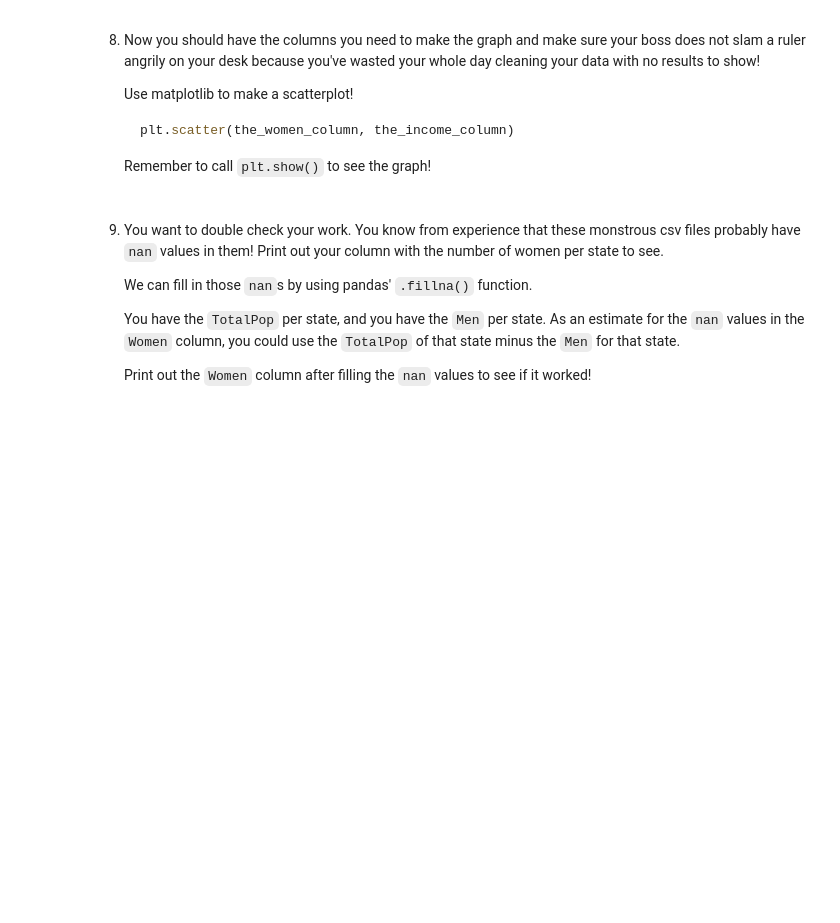
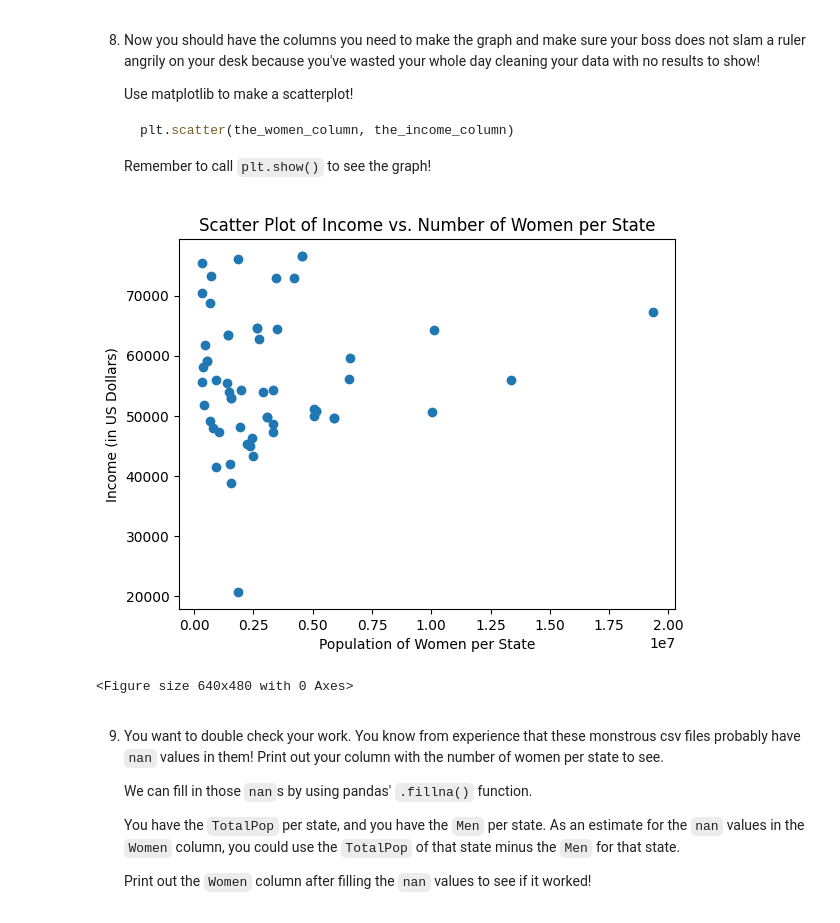
Before and after one commit to maylonleoncio/Codecademy-Projects, a Jupyter notebook: Cleaning-US-Census/Cleaning US Census Data.ipynb, the cells around one changed output. Drawn from its saved outputs; the diff is of its cells as text; code cells hidden in the pictures; blank space fills up the shorter version.

````diff
--- a/Cleaning-US-Census/Cleaning US Census Data.ipynb
+++ b/Cleaning-US-Census/Cleaning US Census Data.ipynb
@@ -114,9 +114,11 @@ us_census.head()
    There is still an `M` or an `F` character in each entry! We should remove those before we convert.
 # %%
 us_census['Men'] = us_census['Men'].replace('[M]','', regex=True).astype(int)
-us_census['Women'] = us_census['Women'].replace('[F]','', regex=True).replace('', 0).astype(int)
+us_census['Women'] = pd.to_numeric(us_census['Women'].replace('[F]','', regex=True).replace('', pd.NA))
 
 print(f'Type variable Men: ', us_census['Men'].dtype)
 print(f'Type variable Women: ', us_census['Women'].dtype)
+
+us_census.head()
 # %% [output]
 Type variable Men:  int32
@@ -131,6 +139,16 @@ Type variable Women:  int32
    ```
 
    Remember to call `plt.show()` to see the graph!
+# %%
+plt.scatter('Women', 'Income', data=us_census)
+plt.title("Scatter Plot of Income vs. Number of Women per State")
+plt.xlabel("Population of Women per State")
+plt.ylabel("Income (in US Dollars)")
+plt.show()
+plt.clf()
+# %% [output]
+[figure, added]
+<Figure size 640x480 with 0 Axes>
 # %% [markdown]
 9. You want to double check your work. You know from experience that these monstrous csv files probably have `nan` values in them! Print out your column with the number of women per state to see.
 
````
Also changed, not shown: parts of 6 cells of this notebook.
